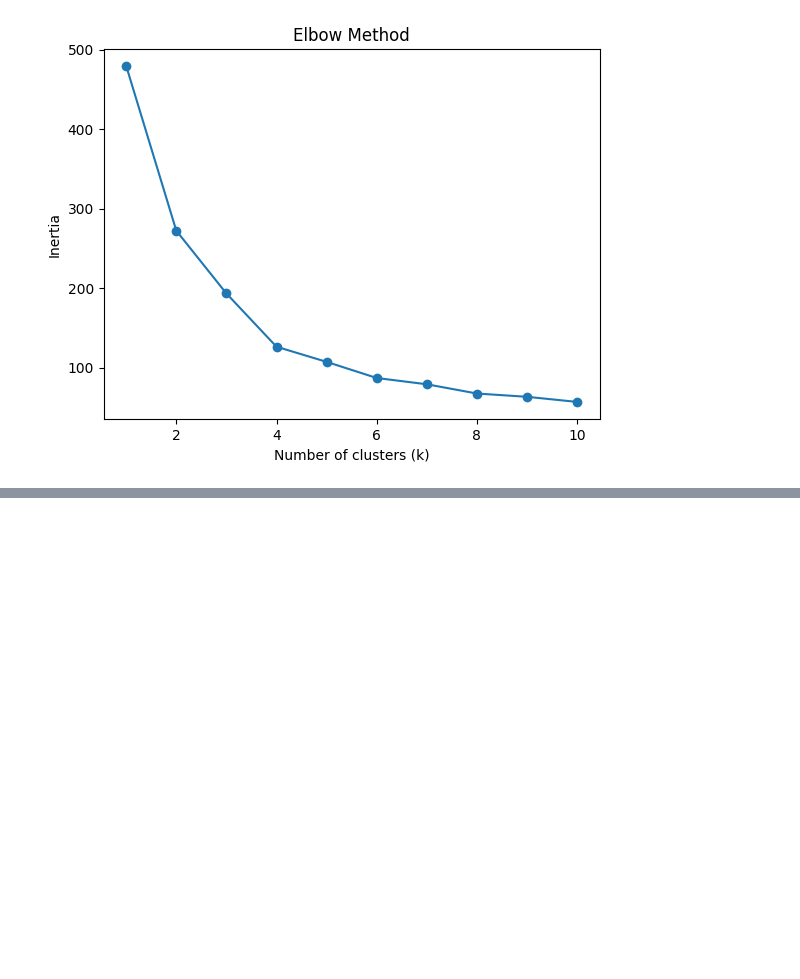
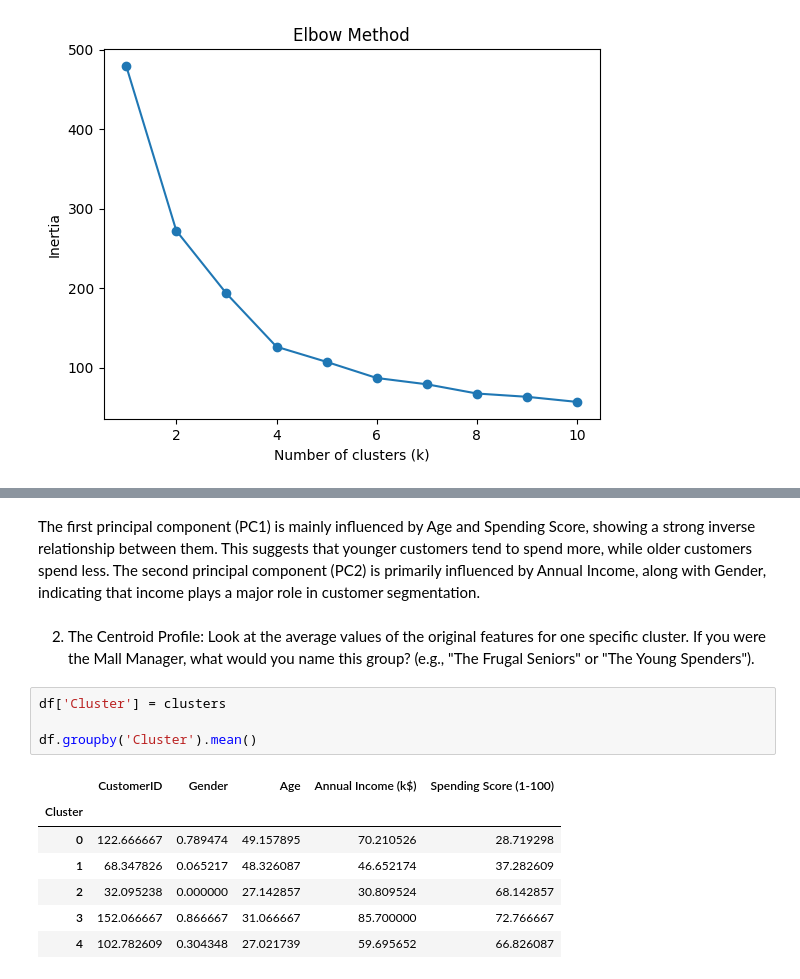
Before and after one commit to RadhikaKapoor383/Python-practise, a Jupyter notebook: AI Lab codes/AI_LAB12_radhika.ipynb, the cells around one changed output, grey strips where cells are left out. Cells and saved outputs as stored; diff of their text form; blank space fills up the shorter version.

```diff
--- a/AI Lab codes/AI_LAB12_radhika.ipynb
+++ b/AI Lab codes/AI_LAB12_radhika.ipynb
@@ -42,0 +68,18 @@ plt.show()
+# %% [markdown]
+The first principal component (PC1) is mainly influenced by Age and Spending Score, showing a strong inverse relationship between them. This suggests that younger customers tend to spend more, while older customers spend less. The second principal component (PC2) is primarily influenced by Annual Income, along with Gender, indicating that income plays a major role in customer segmentation.
+# %% [markdown]
+2. The Centroid Profile: Look at the average values of the original features for one
+specific cluster. If you were the Mall Manager, what would you name this group?
+(e.g., "The Frugal Seniors" or "The Young Spenders").
+# %%
+df['Cluster'] = clusters
+
+df.groupby('Cluster').mean()
+# %% [output]
+|  | CustomerID | Gender | Age | Annual Income (k$) | Spending Score (1-100) |
+| Cluster |  |  |  |  |  |
+| 0 | 122.666667 | 0.789474 | 49.157895 | 70.210526 | 28.719298 |
+| 1 | 68.347826 | 0.065217 | 48.326087 | 46.652174 | 37.282609 |
+| 2 | 32.095238 | 0.000000 | 27.142857 | 30.809524 | 68.142857 |
+| 3 | 152.066667 | 0.866667 | 31.066667 | 85.700000 | 72.766667 |
+| 4 | 102.782609 | 0.304348 | 27.021739 | 59.695652 | 66.826087 |
```
Also changed, not shown: parts of 7 cells of this notebook.
